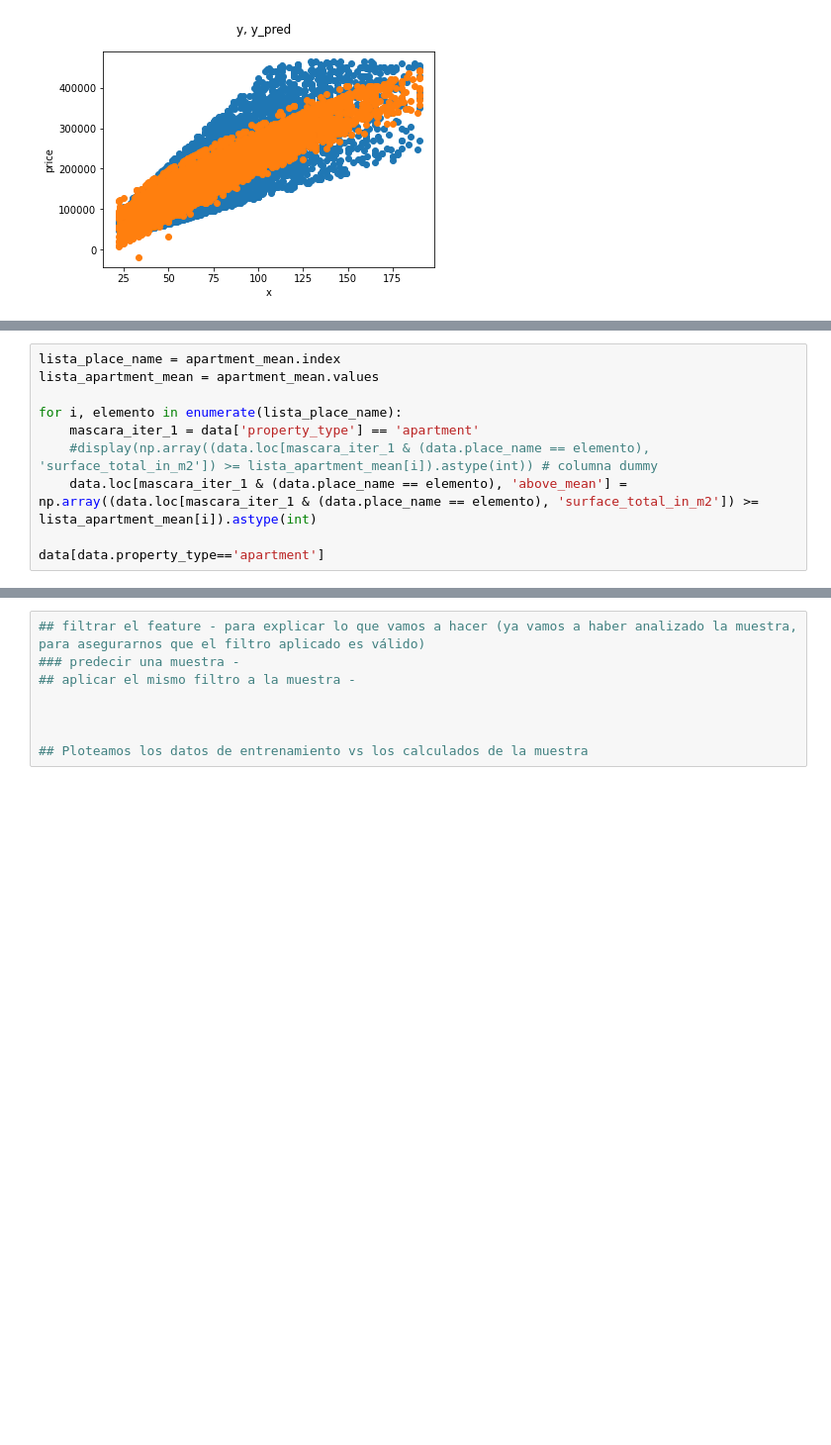
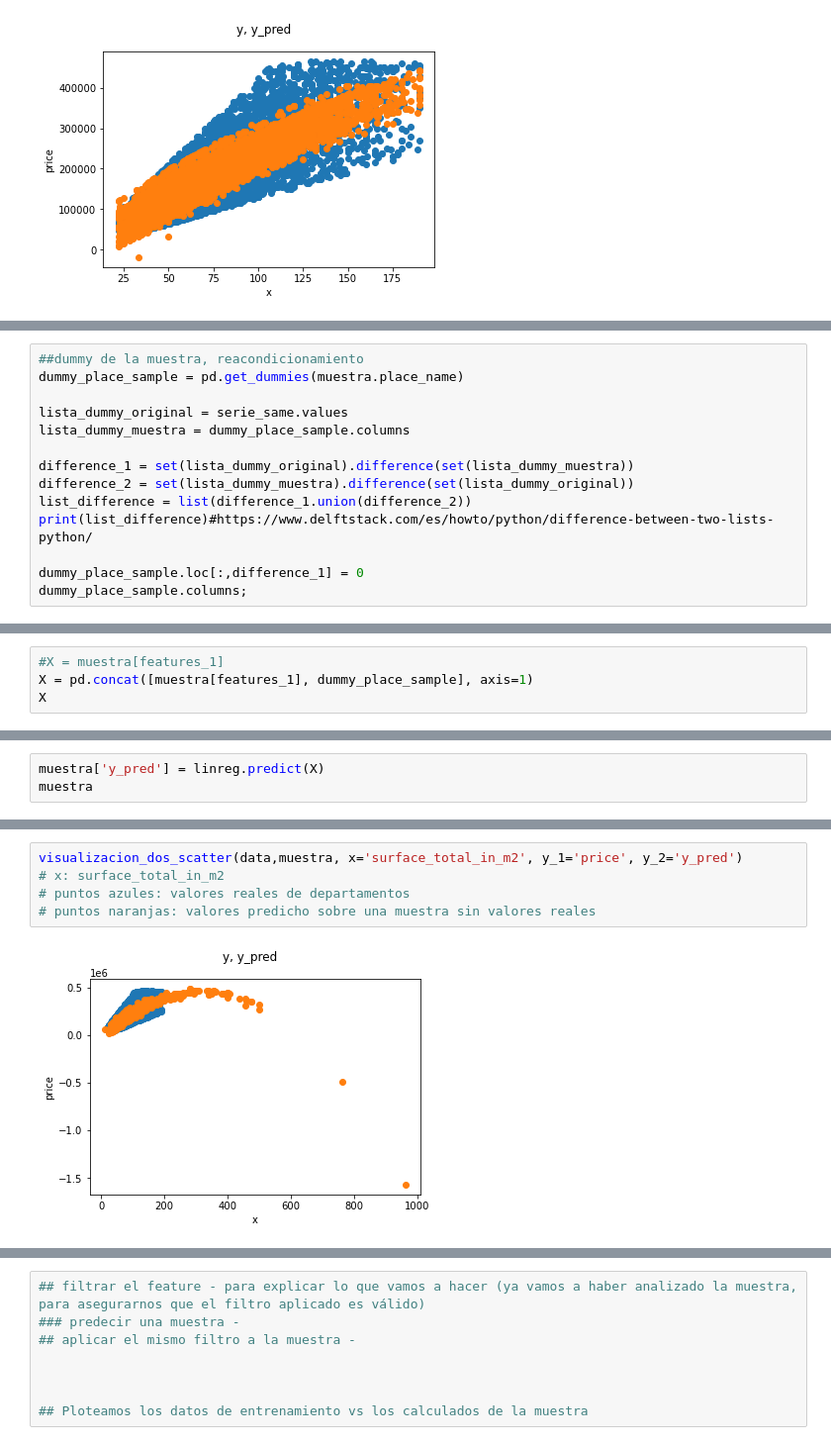
Before and after one commit to grupo4dhds/grupo4_git, a Jupyter notebook: workshop2_G4_ml.ipynb, the cells around one changed output, grey strips where cells are left out. Shown: that part at 99% size. Drawn from its saved outputs; the diff is of its cells as text; blank space fills up the shorter version.

```diff
--- a/workshop2_G4_ml.ipynb
+++ b/workshop2_G4_ml.ipynb
@@ -428,10 +472,14 @@ ValueError: cannot reindex from a duplicate axis
-# %%
-lista_place_name = apartment_mean.index
-lista_apartment_mean = apartment_mean.values
-
-for i, elemento in enumerate(lista_place_name):
-    mascara_iter_1 = data['property_type'] == 'apartment'
-    #display(np.array((data.loc[mascara_iter_1 & (data.place_name == elemento), 'surface_total_in_m2']) >= lista_apartment_mean[i]).astype(int)) # columna dummy
-    data.loc[mascara_iter_1 & (data.place_name == elemento), 'above_mean'] = np.array((data.loc[mascara_iter_1 & (data.place_name == elemento), 'surface_total_in_m2']) >= lista_apartment_mean[i]).astype(int)
-
-data[data.property_type=='apartment']
+# %%
+##dummy de la muestra, reacondicionamiento
+dummy_place_sample = pd.get_dummies(muestra.place_name)
+
+lista_dummy_original = serie_same.values
+lista_dummy_muestra = dummy_place_sample.columns
+
+difference_1 = set(lista_dummy_original).difference(set(lista_dummy_muestra))
+difference_2 = set(lista_dummy_muestra).difference(set(lista_dummy_original))
+list_difference = list(difference_1.union(difference_2))
+print(list_difference)#https://www.delftstack.com/es/howto/python/difference-between-two-lists-python/
+
+dummy_place_sample.loc[:,difference_1] = 0
+dummy_place_sample.columns;
@@ -437,0 +520,4 @@ data[data.property_type=='apartment']
+# %%
+#X = muestra[features_1]
+X = pd.concat([muestra[features_1], dummy_place_sample], axis=1)
+X
@@ -437,0 +538,3 @@ data[data.property_type=='apartment']
+# %%
+muestra['y_pred'] = linreg.predict(X)
+muestra
@@ -437,0 +555,7 @@ data[data.property_type=='apartment']
+# %%
+visualizacion_dos_scatter(data,muestra, x='surface_total_in_m2', y_1='price', y_2='y_pred')
+# x: surface_total_in_m2
+# puntos azules: valores reales de departamentos
+# puntos naranjas: valores predicho sobre una muestra sin valores reales
+# %% [output]
+[figure, added]
```
Also changed, not shown: parts of 23 cells of this notebook.
